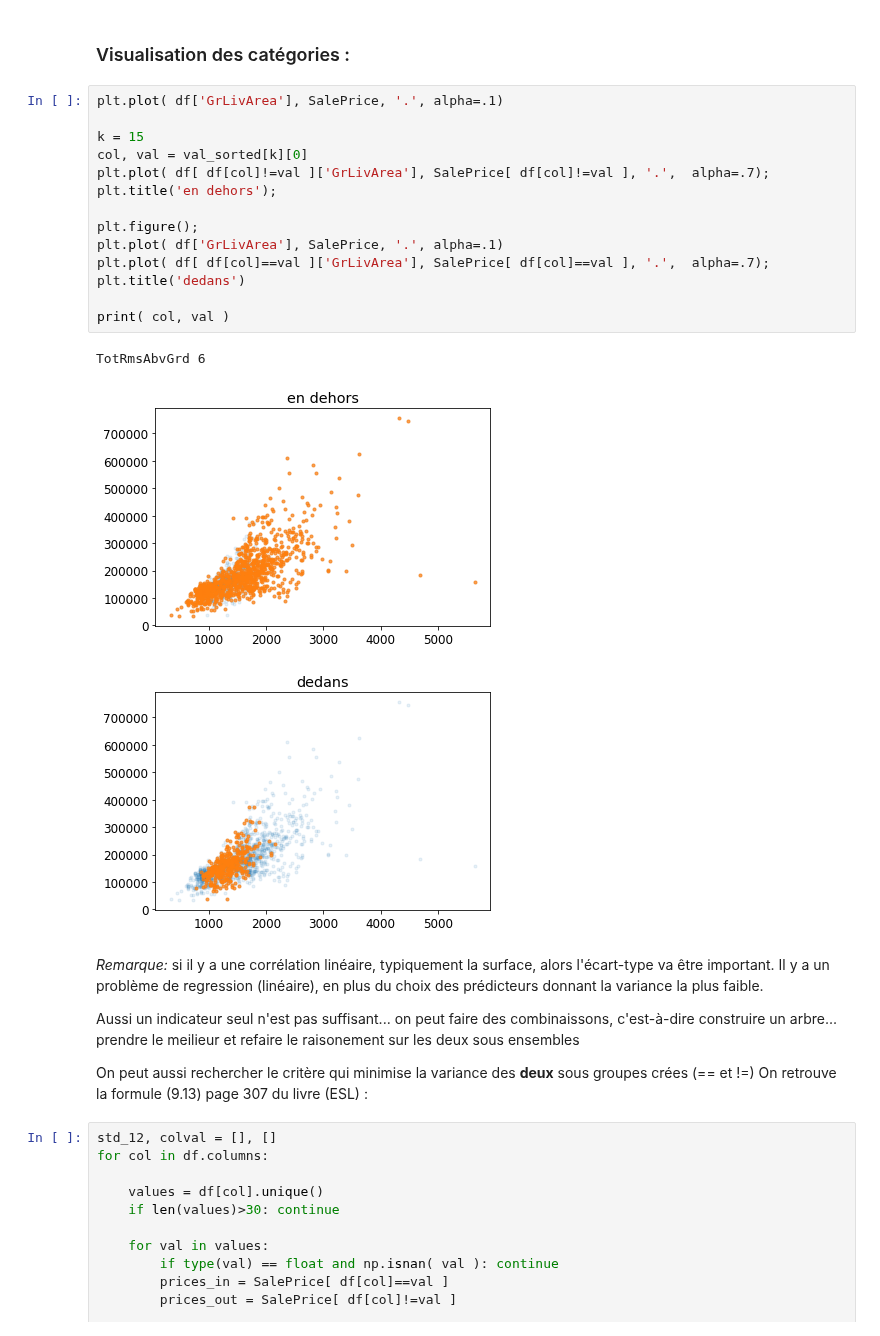
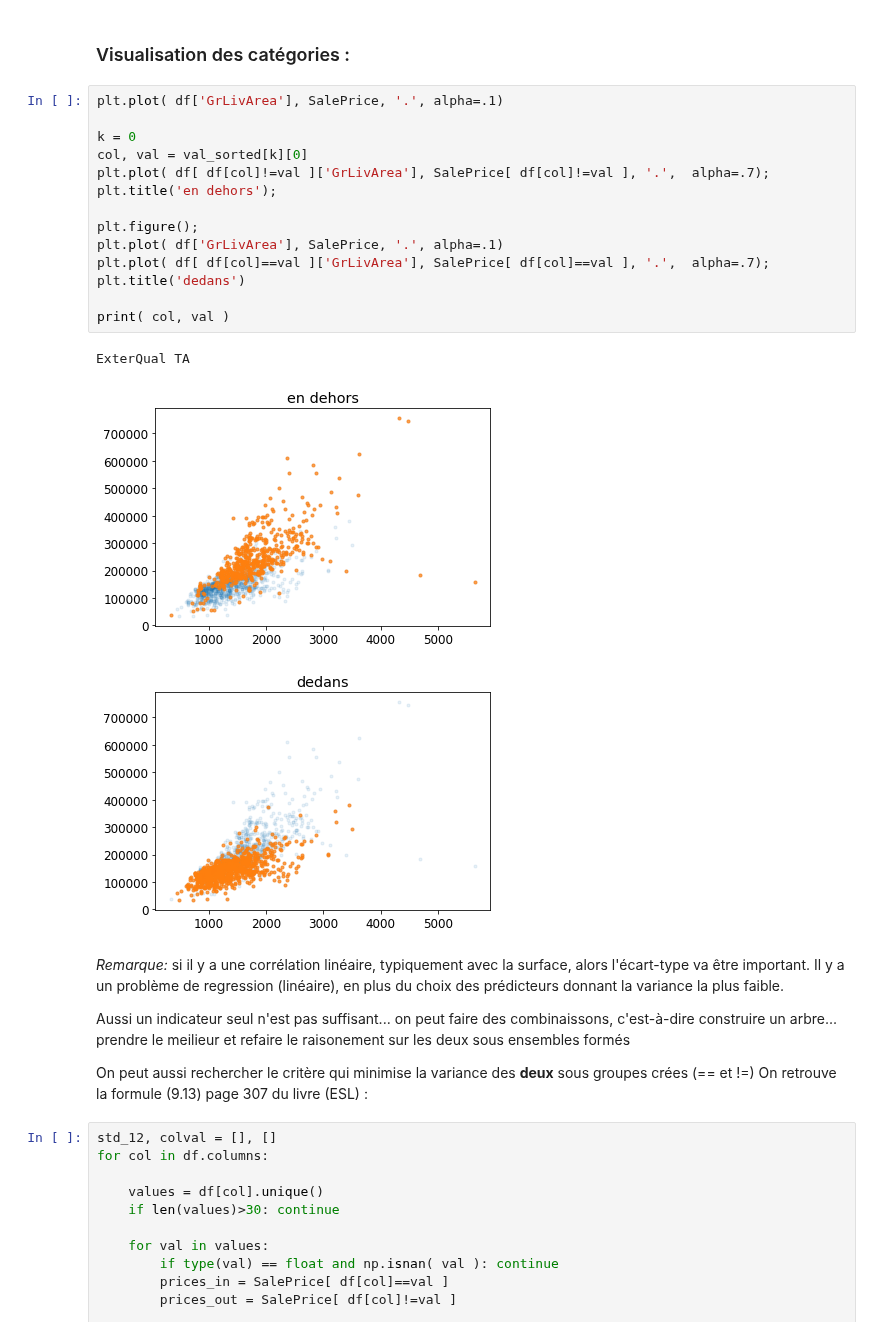
Before and after one commit to xdze2/xdze2.github.io-src, a Jupyter notebook: content/data/house_price.ipynb, the cells around one changed output. Cells and saved outputs as stored; diff of their text form.

```diff
--- a/content/data/house_price.ipynb
+++ b/content/data/house_price.ipynb
@@ -182,27 +186,27 @@ print( val_sorted[:10] )
 # %%
 plt.plot( df['GrLivArea'], SalePrice, '.', alpha=.1)
 
-k = 15
+k = 0
 col, val = val_sorted[k][0]
 plt.plot( df[ df[col]!=val ]['GrLivArea'], SalePrice[ df[col]!=val ], '.',  alpha=.7);
 plt.title('en dehors');
 
 plt.figure();
 plt.plot( df['GrLivArea'], SalePrice, '.', alpha=.1)
 plt.plot( df[ df[col]==val ]['GrLivArea'], SalePrice[ df[col]==val ], '.',  alpha=.7);
 plt.title('dedans')
 
 print( col, val )
 # %% [output]
-TotRmsAbvGrd 6
+ExterQual TA
-[figure, old version]
+[figure, new version]
-[figure, old version]
+[figure, new version]
 # %% [markdown]
-_Remarque:_ si il y a une corrélation linéaire, typiquement la surface, alors l'écart-type va être important.
+_Remarque:_ si il y a une corrélation linéaire, typiquement avec la surface, alors l'écart-type va être important.
 Il y a un problème de regression (linéaire), en plus du choix des prédicteurs donnant la variance la plus faible.
 
 
-Aussi un indicateur seul n'est pas suffisant... on peut faire des combinaissons, c'est-à-dire construire un arbre... prendre le meilieur et refaire le raisonement sur les deux sous ensembles
+Aussi un indicateur seul n'est pas suffisant... on peut faire des combinaissons, c'est-à-dire construire un arbre... prendre le meilieur et refaire le raisonement sur les deux sous ensembles formés
 
 
 On peut aussi rechercher le critère qui minimise la variance des **deux** sous groupes crées (== et !=)
```
Also changed, not shown: parts of 4 cells of this notebook.
